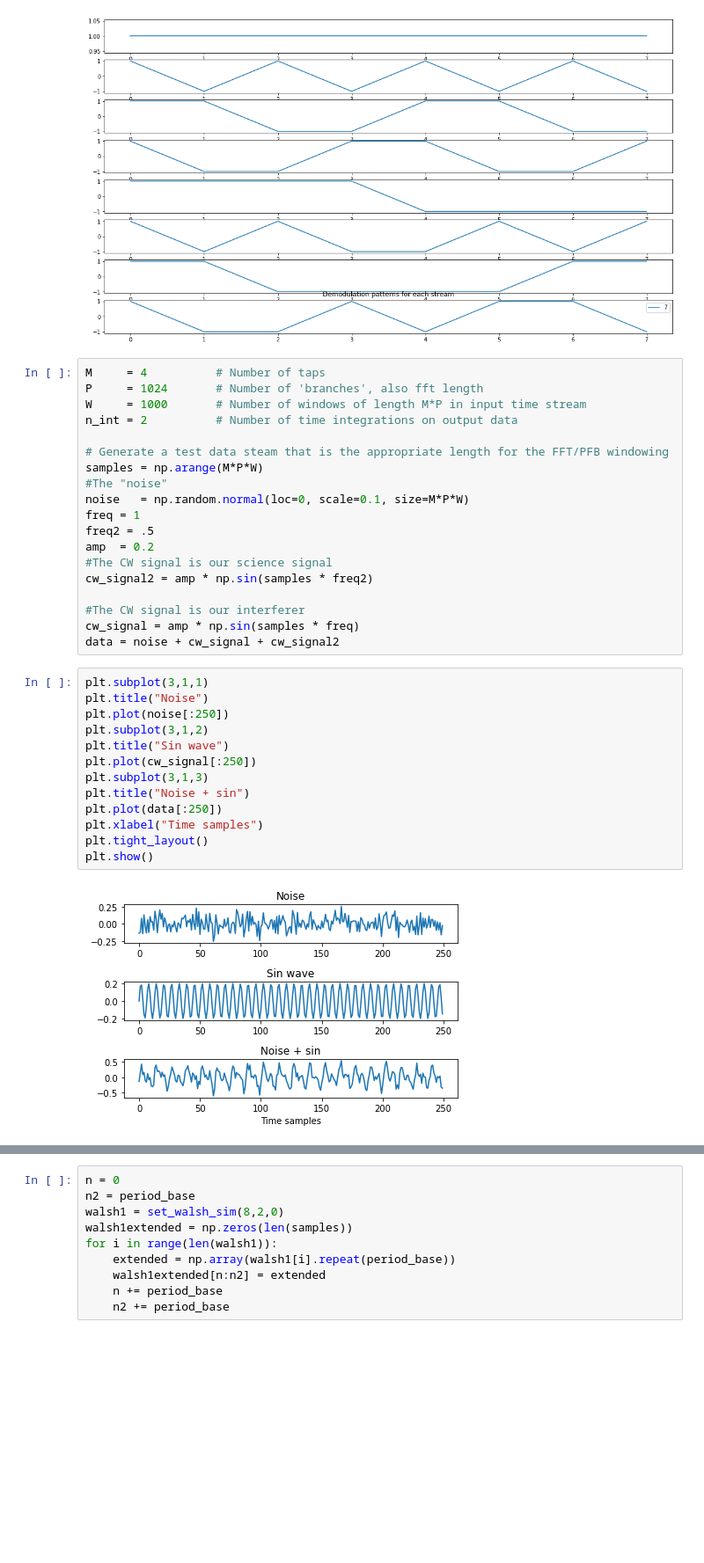
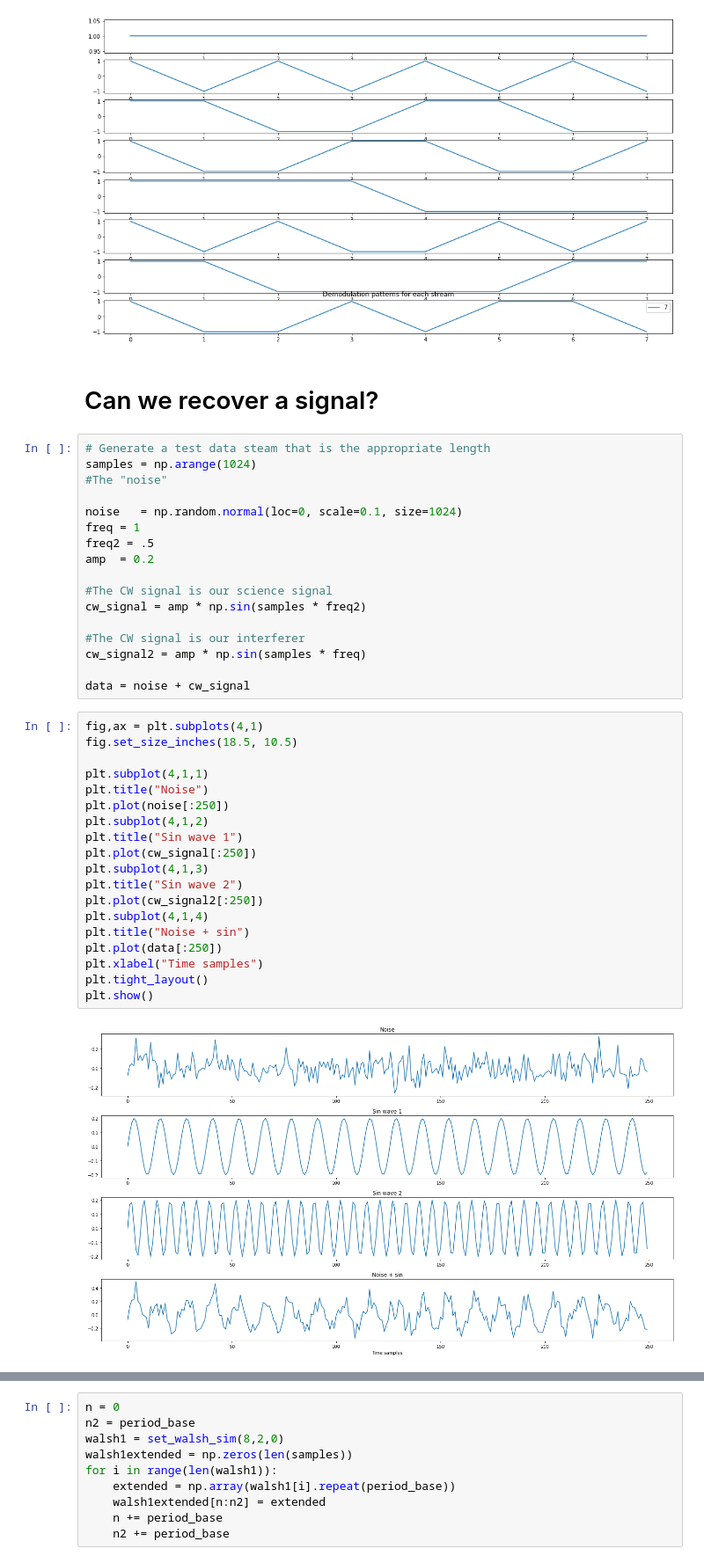
Before and after one commit to lmberkhout/walsh_sims, a Jupyter notebook: psdemo.ipynb, the cells around one changed output, grey strips where cells are left out. Shown at 88% size. Cells and saved outputs as stored; diff of their text form; blank space fills up the shorter version.

```diff
--- a/psdemo.ipynb
+++ b/psdemo.ipynb
@@ -133,37 +42,43 @@ plt.legend()
 plt.show()
 # %% [output]
 [figure]
+# %% [markdown]
+# Can we recover a signal?
 # %%
-M     = 4          # Number of taps
-P     = 1024       # Number of 'branches', also fft length
-W     = 1000       # Number of windows of length M*P in input time stream
-n_int = 2          # Number of time integrations on output data
+# Generate a test data steam that is the appropriate length
+samples = np.arange(1024)
+#The "noise"
 
-# Generate a test data steam that is the appropriate length for the FFT/PFB windowing
-samples = np.arange(M*P*W)
-#The "noise"
-noise   = np.random.normal(loc=0, scale=0.1, size=M*P*W)
+noise   = np.random.normal(loc=0, scale=0.1, size=1024)
 freq = 1
 freq2 = .5
 amp  = 0.2
+
 #The CW signal is our science signal
-cw_signal2 = amp * np.sin(samples * freq2)
+cw_signal = amp * np.sin(samples * freq2)
 
 #The CW signal is our interferer
-cw_signal = amp * np.sin(samples * freq)
-data = noise + cw_signal + cw_signal2
+cw_signal2 = amp * np.sin(samples * freq)
+
+data = noise + cw_signal
 # %%
-plt.subplot(3,1,1)
+fig,ax = plt.subplots(4,1)
+fig.set_size_inches(18.5, 10.5)
+
+plt.subplot(4,1,1)
 plt.title("Noise")
 plt.plot(noise[:250])
-plt.subplot(3,1,2)
-plt.title("Sin wave")
+plt.subplot(4,1,2)
+plt.title("Sin wave 1")
 plt.plot(cw_signal[:250])
-plt.subplot(3,1,3)
+plt.subplot(4,1,3)
+plt.title("Sin wave 2")
+plt.plot(cw_signal2[:250])
+plt.subplot(4,1,4)
 plt.title("Noise + sin")
 plt.plot(data[:250])
 plt.xlabel("Time samples")
 plt.tight_layout()
 plt.show()
 # %% [output]
-[figure, old version]
+[figure, new version]
```
Also changed, not shown: parts of 24 cells of this notebook.
